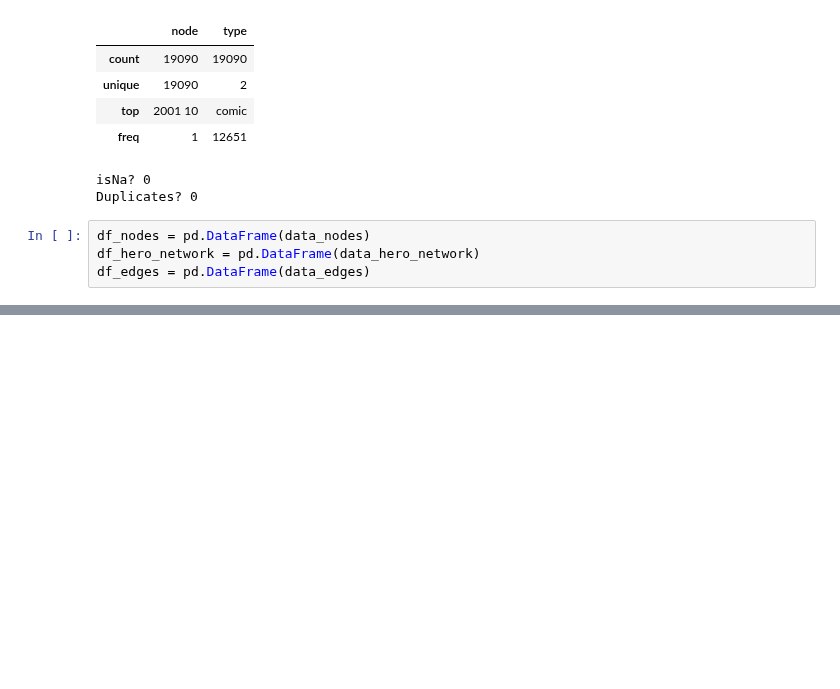
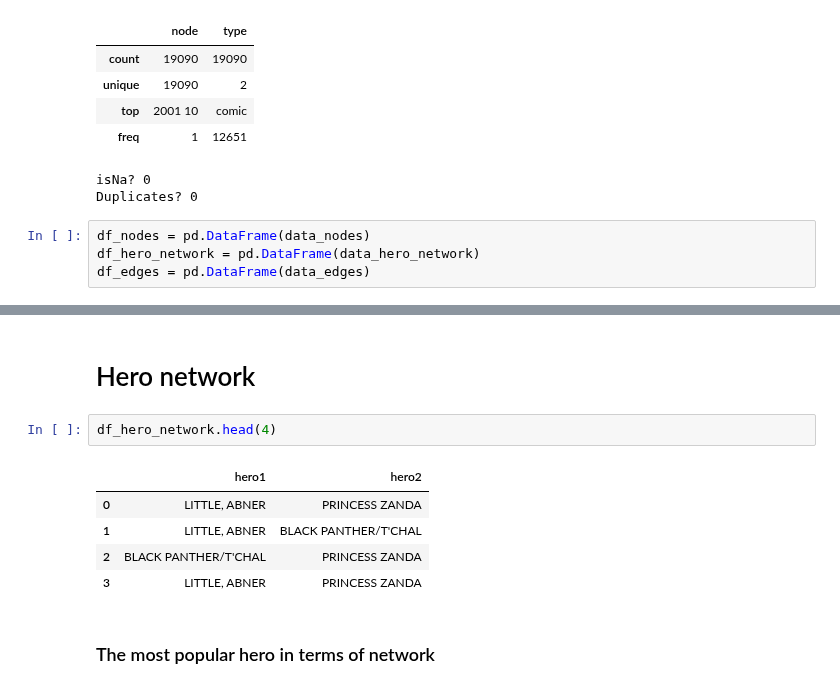
Before and after one commit to AdvancedGroupBootcamp/ai_marie_alex_moussa, a Jupyter notebook: marvel/marvel.ipynb, the cells around one changed output, grey strips where cells are left out. Cells and saved outputs as stored; diff of their text form; blank space fills up the shorter version.

```diff
--- a/marvel/marvel.ipynb
+++ b/marvel/marvel.ipynb
@@ -188,0 +232,12 @@ array([['24-HOUR MAN/EMMANUEL', 'AA2 35'],
+# %% [markdown]
+# Hero network
+# %%
+df_hero_network.head(4)
+# %% [output]
+|  | hero1 | hero2 |
+| 0 | LITTLE, ABNER | PRINCESS ZANDA |
+| 1 | LITTLE, ABNER | BLACK PANTHER/T'CHAL |
+| 2 | BLACK PANTHER/T'CHAL | PRINCESS ZANDA |
+| 3 | LITTLE, ABNER | PRINCESS ZANDA |
+# %% [markdown]
+### The most popular hero in terms of network
```
Also changed, not shown: parts of 30 cells of this notebook.
